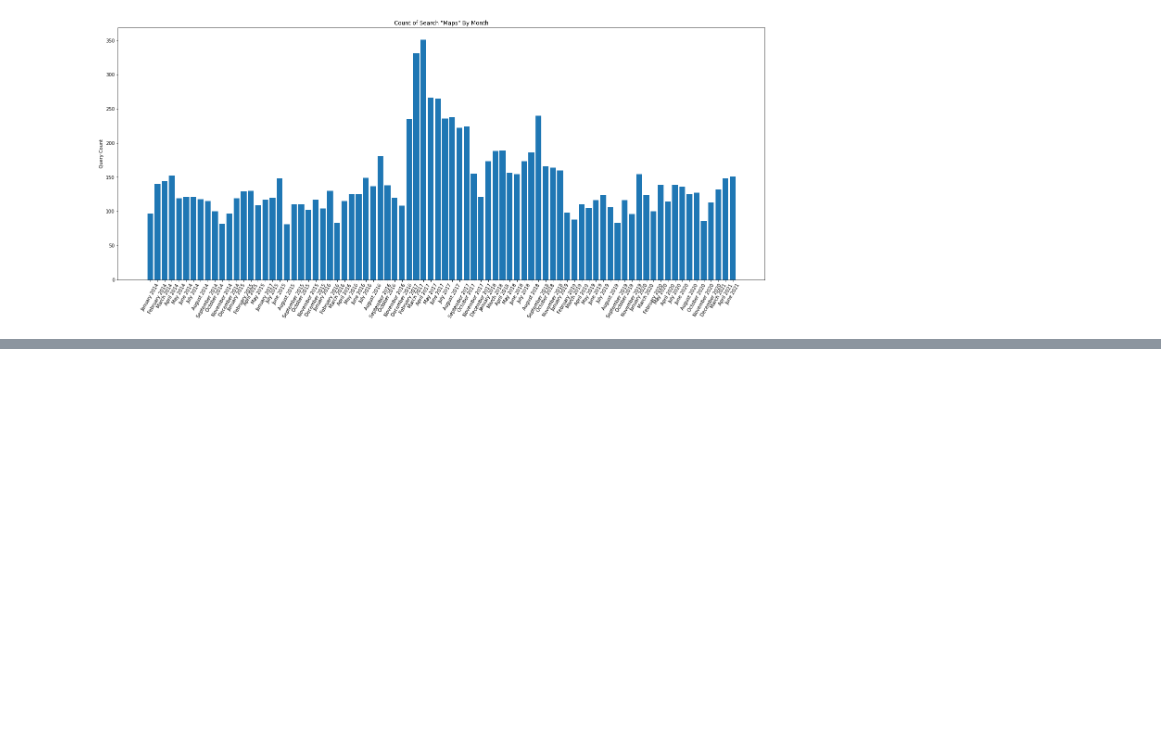
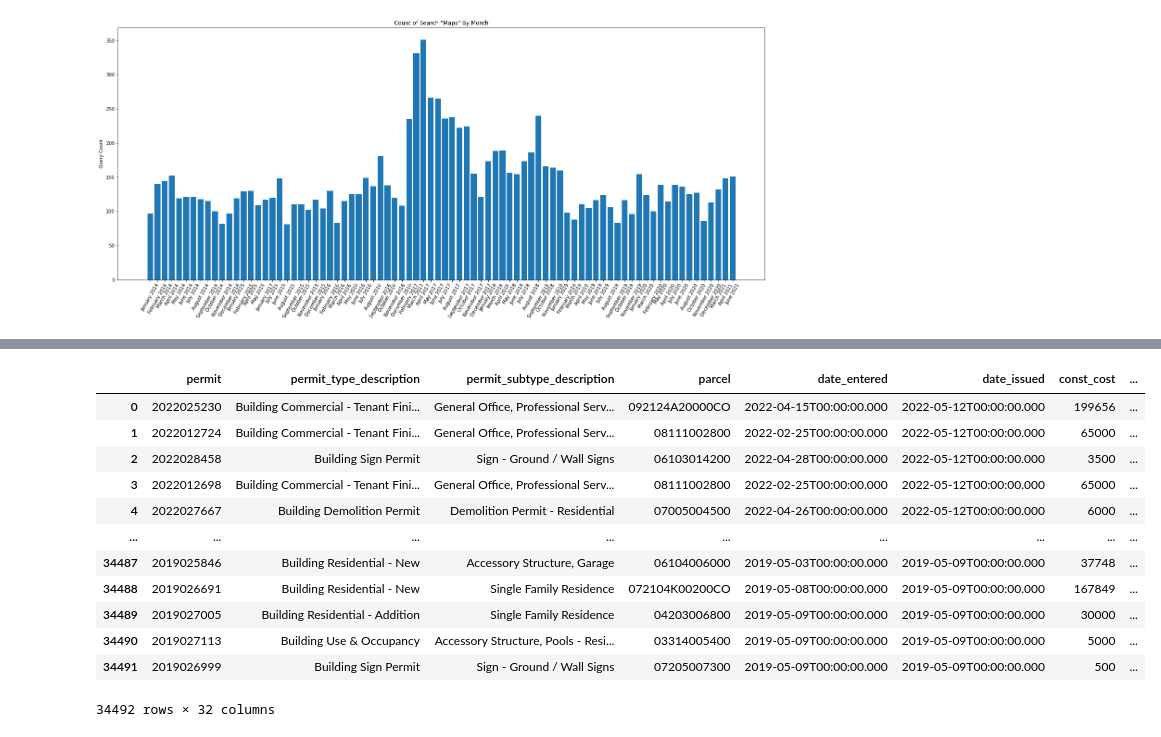
Before and after one commit to NSS-Data-Analytics-Cohort-6/socrata-api-atinglis314, a Jupyter notebook: notebooks/socrata_api_abi.ipynb, the cells around one changed output, grey strips where cells are left out. Saved outputs shown, nothing was run; the diff lists cells and outputs as text; code cells hidden in the pictures; blank space fills up the shorter version.

```diff
--- a/notebooks/socrata_api_abi.ipynb
+++ b/notebooks/socrata_api_abi.ipynb
@@ -411,0 +495,9 @@ plt.show
+# %%
+#building permits issued
+permits = 'https://data.nashville.gov/resource/3h5w-q8b7.json'
+#tornado siren locations
+sirens = 'https://data.nashville.gov/resource/736j-2drk.json'
+# %%
+q6permits = requests.get(permits+'?$limit=50000')
+q6permitsj = q6permits.json()
+q6permitsj
@@ -411,0 +544,17 @@ plt.show
+# %%
+permitsdf = pd.DataFrame(q6permitsj)
+permitsdf
+# %% [output]
+|  | permit | permit_type_description | permit_subtype_description | parcel | date_entered | date_issued | const_cost | ... |
+| 0 | 2022025230 | Building Commercial - Tenant Fini... | General Office, Professional Serv... | 092124A20000CO | 2022-04-15T00:00:00.000 | 2022-05-12T00:00:00.000 | 199656 | ... |
+| 1 | 2022012724 | Building Commercial - Tenant Fini... | General Office, Professional Serv... | 08111002800 | 2022-02-25T00:00:00.000 | 2022-05-12T00:00:00.000 | 65000 | ... |
+| 2 | 2022028458 | Building Sign Permit | Sign - Ground / Wall Signs | 06103014200 | 2022-04-28T00:00:00.000 | 2022-05-12T00:00:00.000 | 3500 | ... |
+| 3 | 2022012698 | Building Commercial - Tenant Fini... | General Office, Professional Serv... | 08111002800 | 2022-02-25T00:00:00.000 | 2022-05-12T00:00:00.000 | 65000 | ... |
+| 4 | 2022027667 | Building Demolition Permit | Demolition Permit - Residential | 07005004500 | 2022-04-26T00:00:00.000 | 2022-05-12T00:00:00.000 | 6000 | ... |
+| ... | ... | ... | ... | ... | ... | ... | ... | ... |
+| 34487 | 2019025846 | Building Residential - New | Accessory Structure, Garage | 06104006000 | 2019-05-03T00:00:00.000 | 2019-05-09T00:00:00.000 | 37748 | ... |
+| 34488 | 2019026691 | Building Residential - New | Single Family Residence | 072104K00200CO | 2019-05-08T00:00:00.000 | 2019-05-09T00:00:00.000 | 167849 | ... |
+| 34489 | 2019027005 | Building Residential - Addition | Single Family Residence | 04203006800 | 2019-05-09T00:00:00.000 | 2019-05-09T00:00:00.000 | 30000 | ... |
+| 34490 | 2019027113 | Building Use & Occupancy | Accessory Structure, Pools - Resi... | 03314005400 | 2019-05-09T00:00:00.000 | 2019-05-09T00:00:00.000 | 5000 | ... |
+| 34491 | 2019026999 | Building Sign Permit | Sign - Ground / Wall Signs | 07205007300 | 2019-05-09T00:00:00.000 | 2019-05-09T00:00:00.000 | 500 | ... |
+34492 rows × 32 columns
```
Also changed, not shown: parts of 30 cells of this notebook.
